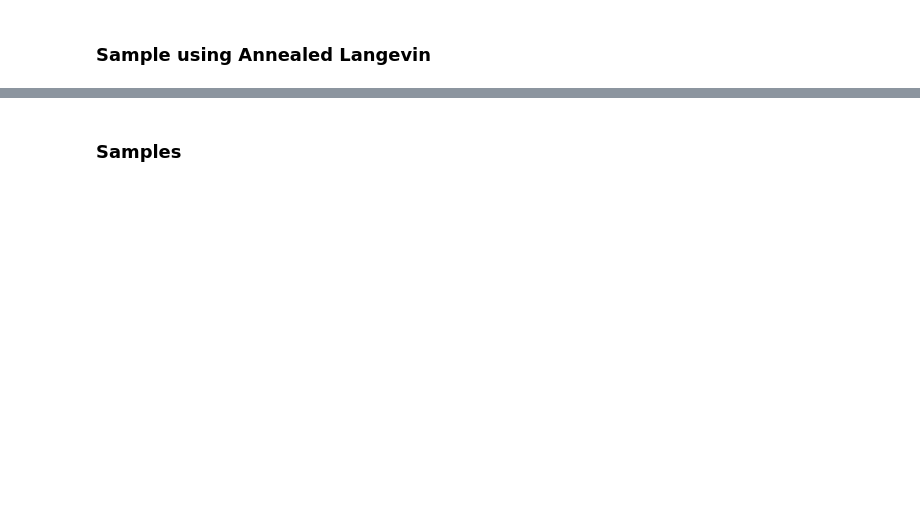
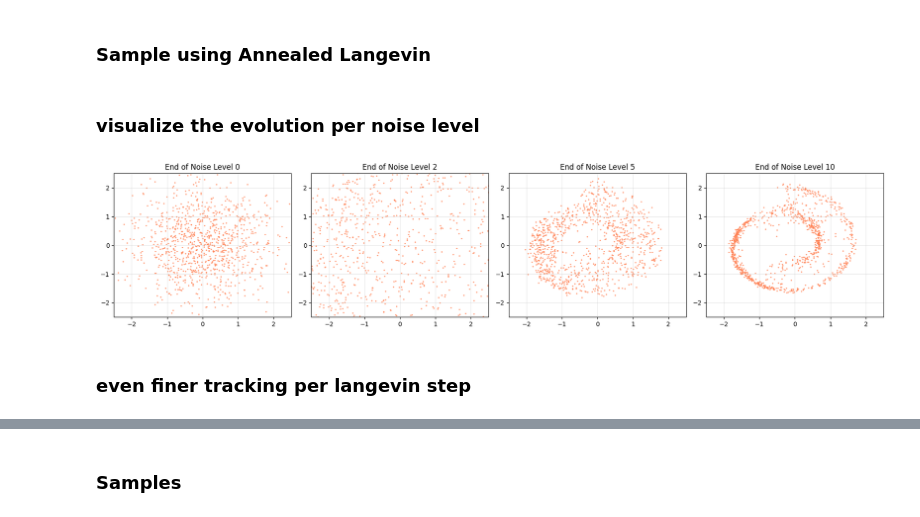
Before and after one commit to sj-rai/annealed-langevin-dsm, a Jupyter notebook: experiment.ipynb, the cells around one changed output, grey strips where cells are left out. Cells and saved outputs as stored; diff of their text form; code cells hidden in the pictures; blank space fills up the shorter version.

```diff
--- a/experiment.ipynb
+++ b/experiment.ipynb
@@ -184,3 +189,53 @@ def sample_annealed_langevin(network, sigmas, n_samples=1000, T=20, eps=0.00002)
                 x = x + 0.5 * alpha * score + torch.sqrt(alpha) * z
 
     return x.numpy()
+# %% [markdown]
+### visualize the evolution per noise level
+# %%
+## see how it looks for each noise level
+
+def sample_annealed_langevin_with_tracking(network, sigmas, n_samples=1000, T=20, eps=0.00002):
+    network.eval()
+    trajectory = []  # List to store particle positions at each level
+
+    with torch.no_grad():
+        x = torch.randn(n_samples, 2) * sigmas[0]
+
+        # Save initial random state (t=0)
+        trajectory.append((0, x.cpu().numpy().copy()))
+
+        for i, sigma in enumerate(sigmas):
+            alpha = eps * (sigma ** 2) / (sigmas[-1] ** 2)
+            sigma_tensor = torch.full((n_samples, 1), sigma.item())
+
+            for t in range(T):
+                score = network(x, sigma_tensor)
+                z = torch.randn_like(x)
+                x = x + 0.5 * alpha * score + torch.sqrt(alpha) * z
+
+            # Save a snapshot after completing all T steps for this specific noise level
+            trajectory.append((i + 1, x.cpu().numpy().copy()))
+
+    return x.cpu().numpy(), trajectory
+# %%
+final_points, history = sample_annealed_langevin_with_tracking(network, sigmas, n_samples=1000, T=50)
+
+# 2. Pick a few snapshots to look at (e.g., initial, quarter-way, half-way, end)
+indices_to_plot = [0, len(sigmas)//4, len(sigmas)//2, len(sigmas)]
+
+fig, axes = plt.subplots(1, len(indices_to_plot), figsize=(18, 4))
+for idx, step in enumerate(indices_to_plot):
+    level_num, points = history[step]
+    ax = axes[idx]
+    ax.scatter(points[:, 0], points[:, 1], s=2, alpha=0.6, color="coral")
+    ax.set_title(f"End of Noise Level {level_num}")
+    ax.set_xlim(-2.5, 2.5)
+    ax.set_ylim(-2.5, 2.5)
+    ax.grid(True, alpha=0.3)
+
+plt.tight_layout()
+plt.show()
+# %% [output]
+[figure, added]
+# %% [markdown]
+### even finer tracking per langevin step
```
Also changed, not shown: parts of 39 cells of this notebook, 21 other files.
